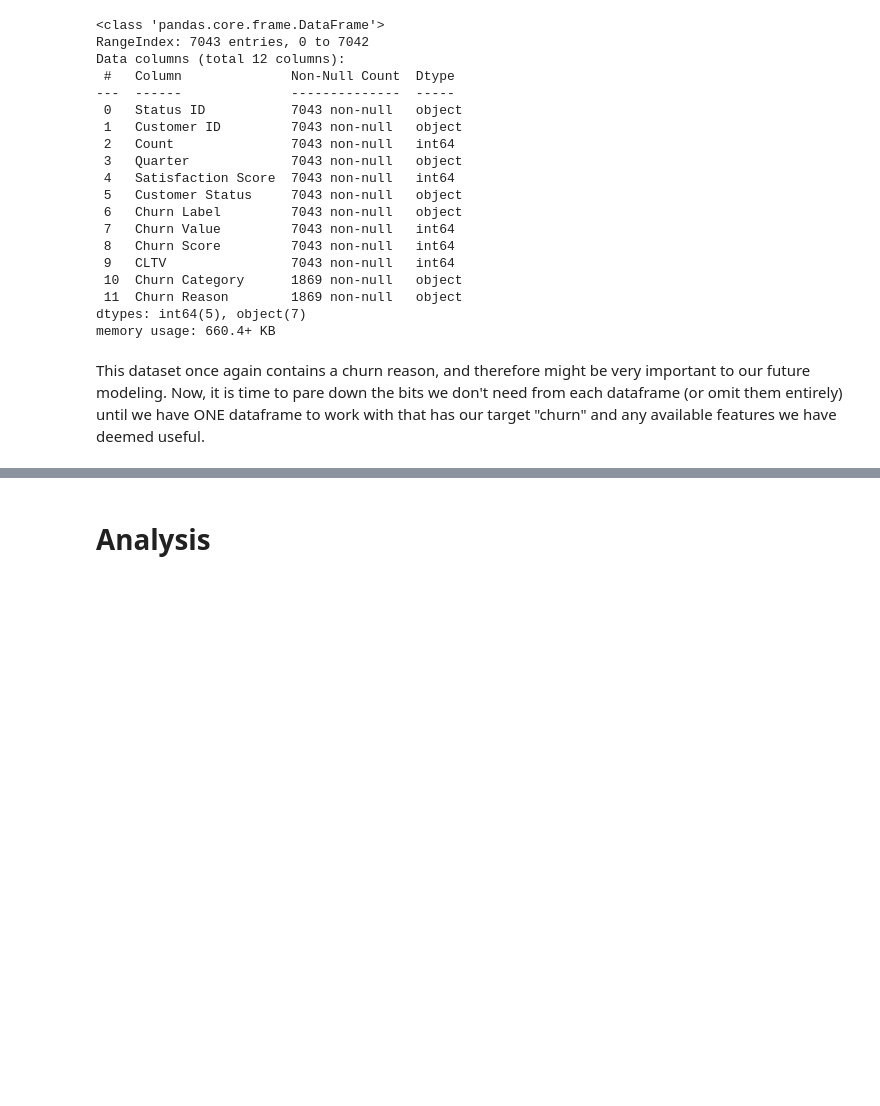
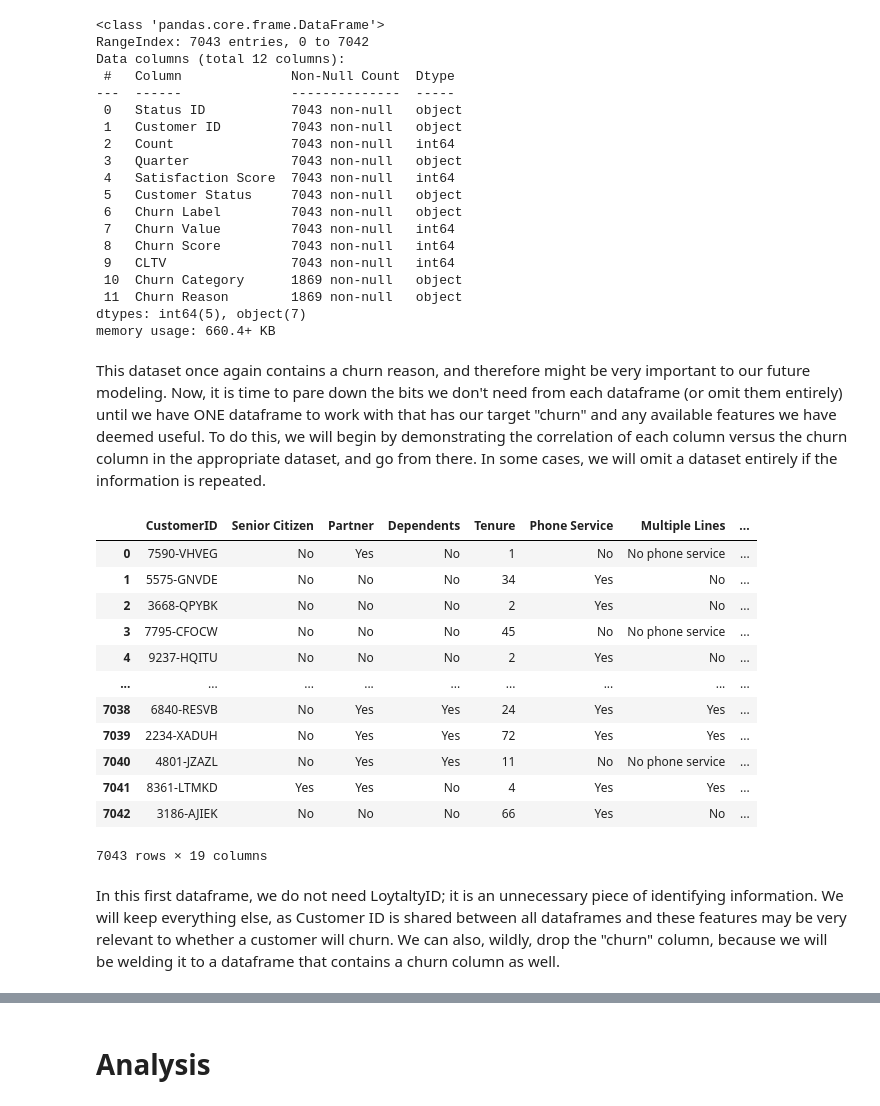
Before and after one commit to falloutb1tch/ChurnBackTime, a Jupyter notebook: Final.ipynb, the cells around one changed output, grey strips where cells are left out. Drawn from its saved outputs; the diff is of its cells as text; code cells hidden in the pictures; blank space fills up the shorter version.

```diff
--- a/Final.ipynb
+++ b/Final.ipynb
@@ -260,4 +169,24 @@ Data columns (total 12 columns):
 dtypes: int64(5), object(7)
 memory usage: 660.4+ KB
 # %% [markdown]
-This dataset once again contains a churn reason, and therefore might be very important to our future modeling. Now, it is time to pare down the bits we don't need from each dataframe (or omit them entirely) until we have ONE dataframe to work with that has our target "churn" and any available features we have deemed useful.
+This dataset once again contains a churn reason, and therefore might be very important to our future modeling. Now, it is time to pare down the bits we don't need from each dataframe (or omit them entirely) until we have ONE dataframe to work with that has our target "churn" and any available features we have deemed useful. To do this, we will begin by demonstrating the correlation of each column versus the churn column in the appropriate dataset, and go from there. In some cases, we will omit a dataset entirely if the information is repeated.
+# %%
+churn_df = churn_df.rename(columns={"Customer ID": "CustomerID"})
+# %%
+churn_df
+# %% [output]
+|  | CustomerID | Senior Citizen | Partner | Dependents | Tenure | Phone Service | Multiple Lines | ... |
+| 0 | 7590-VHVEG | No | Yes | No | 1 | No | No phone service | ... |
+| 1 | 5575-GNVDE | No | No | No | 34 | Yes | No | ... |
+| 2 | 3668-QPYBK | No | No | No | 2 | Yes | No | ... |
+| 3 | 7795-CFOCW | No | No | No | 45 | No | No phone service | ... |
+| 4 | 9237-HQITU | No | No | No | 2 | Yes | No | ... |
+| ... | ... | ... | ... | ... | ... | ... | ... | ... |
+| 7038 | 6840-RESVB | No | Yes | Yes | 24 | Yes | Yes | ... |
+| 7039 | 2234-XADUH | No | Yes | Yes | 72 | Yes | Yes | ... |
+| 7040 | 4801-JZAZL | No | Yes | Yes | 11 | No | No phone service | ... |
+| 7041 | 8361-LTMKD | Yes | Yes | No | 4 | Yes | Yes | ... |
+| 7042 | 3186-AJIEK | No | No | No | 66 | Yes | No | ... |
+7043 rows × 19 columns
+# %% [markdown]
+In this first dataframe, we do not need LoytaltyID; it is an unnecessary piece of identifying information. We will keep everything else, as Customer ID is shared between all dataframes and these features may be very relevant to whether a customer will churn. We can also, wildly, drop the "churn" column, because we will be welding it to a dataframe that contains a churn column as well.
```
Also changed, not shown: parts of 38 cells of this notebook.
